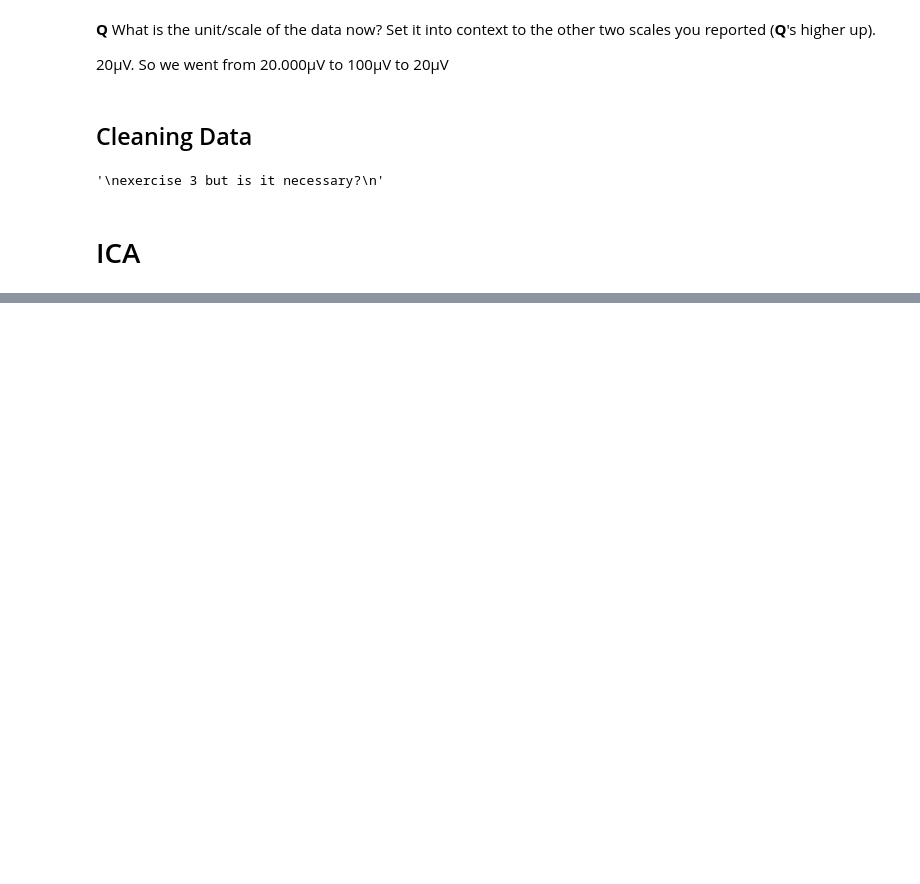
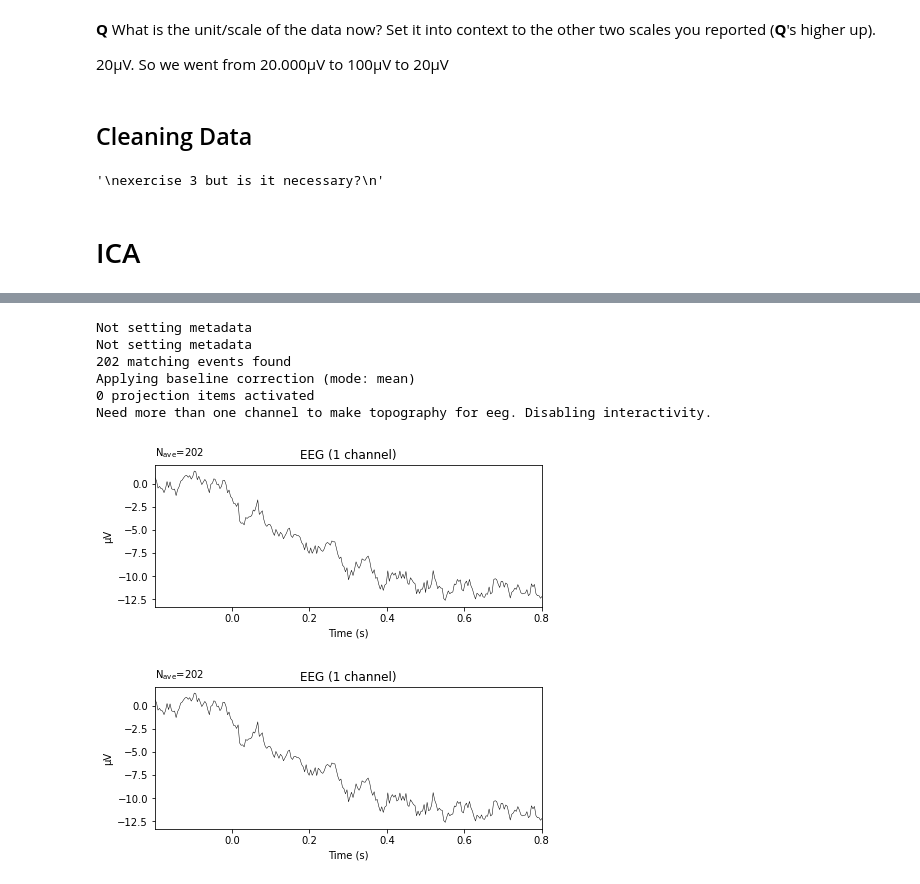
Before and after one commit to christianreiser/EEG_analysis, a Jupyter notebook: semesterproject/semesterproject.ipynb, the cells around one changed output, grey strips where cells are left out. Cells and saved outputs as stored; diff of their text form; code cells hidden in the pictures; blank space fills up the shorter version.

```diff
--- a/semesterproject/semesterproject.ipynb
+++ b/semesterproject/semesterproject.ipynb
@@ -303,0 +350,15 @@ raw_f.resample(256, npad="auto")  # set sampling frequency to 256 Hz as in Kappe
+# %%
+"""
+before ICA
+"""
+epochs = mne.Epochs(raw,evts,evts_dict_stim,tmin=-0.2,tmax=0.8)
+epochs.average().plot(picks='Pz')
+# %% [output]
+Not setting metadata
+Not setting metadata
+202 matching events found
+Applying baseline correction (mode: mean)
+0 projection items activated
+Need more than one channel to make topography for eeg. Disabling interactivity.
+[figure, added]
+[figure, added]
```
Also changed, not shown: parts of 10 cells of this notebook, 1 other file.
